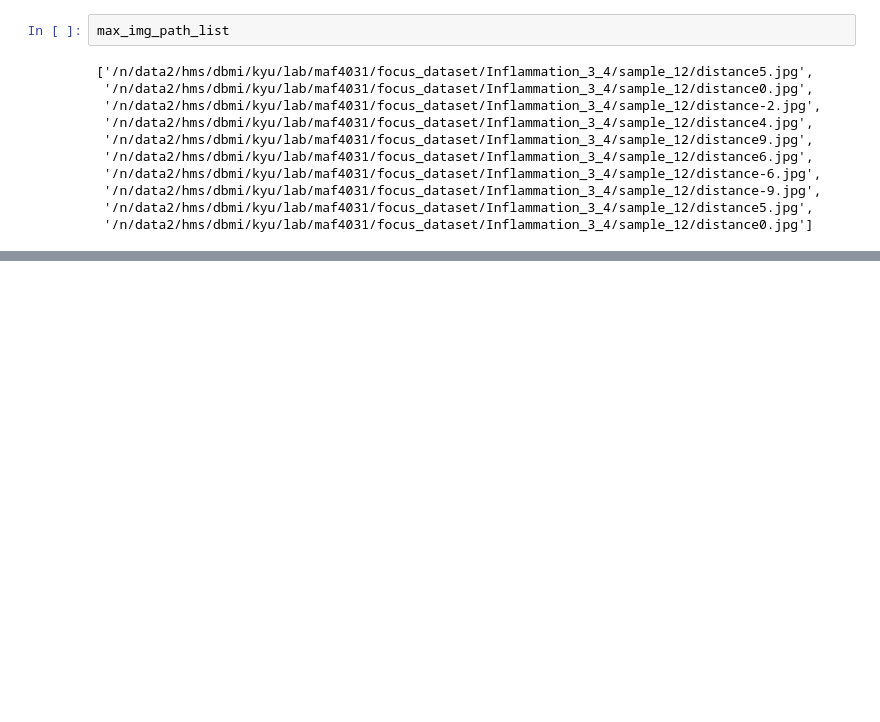
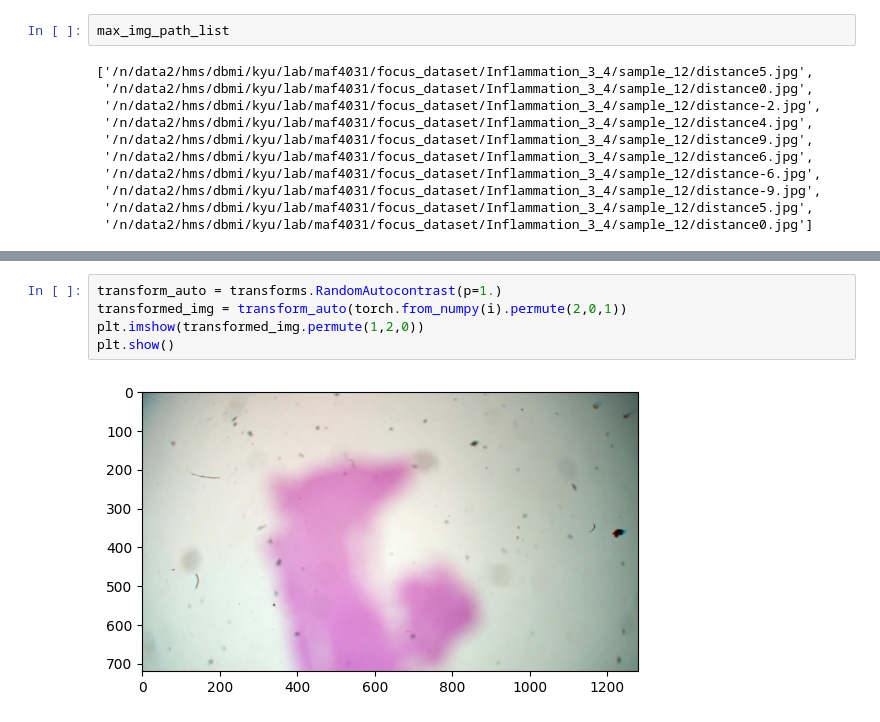
Before and after one commit to max-27/focus_model, a Jupyter notebook: eda.ipynb, the cells around one changed output, grey strips where cells are left out. Cells and saved outputs as stored; diff of their text form; blank space fills up the shorter version.

```diff
--- a/eda.ipynb
+++ b/eda.ipynb
@@ -179,0 +193,7 @@ brenner_gradient(i)
+# %%
+transform_auto = transforms.RandomAutocontrast(p=1.)
+transformed_img = transform_auto(torch.from_numpy(i).permute(2,0,1))
+plt.imshow(transformed_img.permute(1,2,0))
+plt.show()
+# %% [output]
+[figure, added]
```
Also changed, not shown: parts of 12 cells of this notebook, 1 other file.
